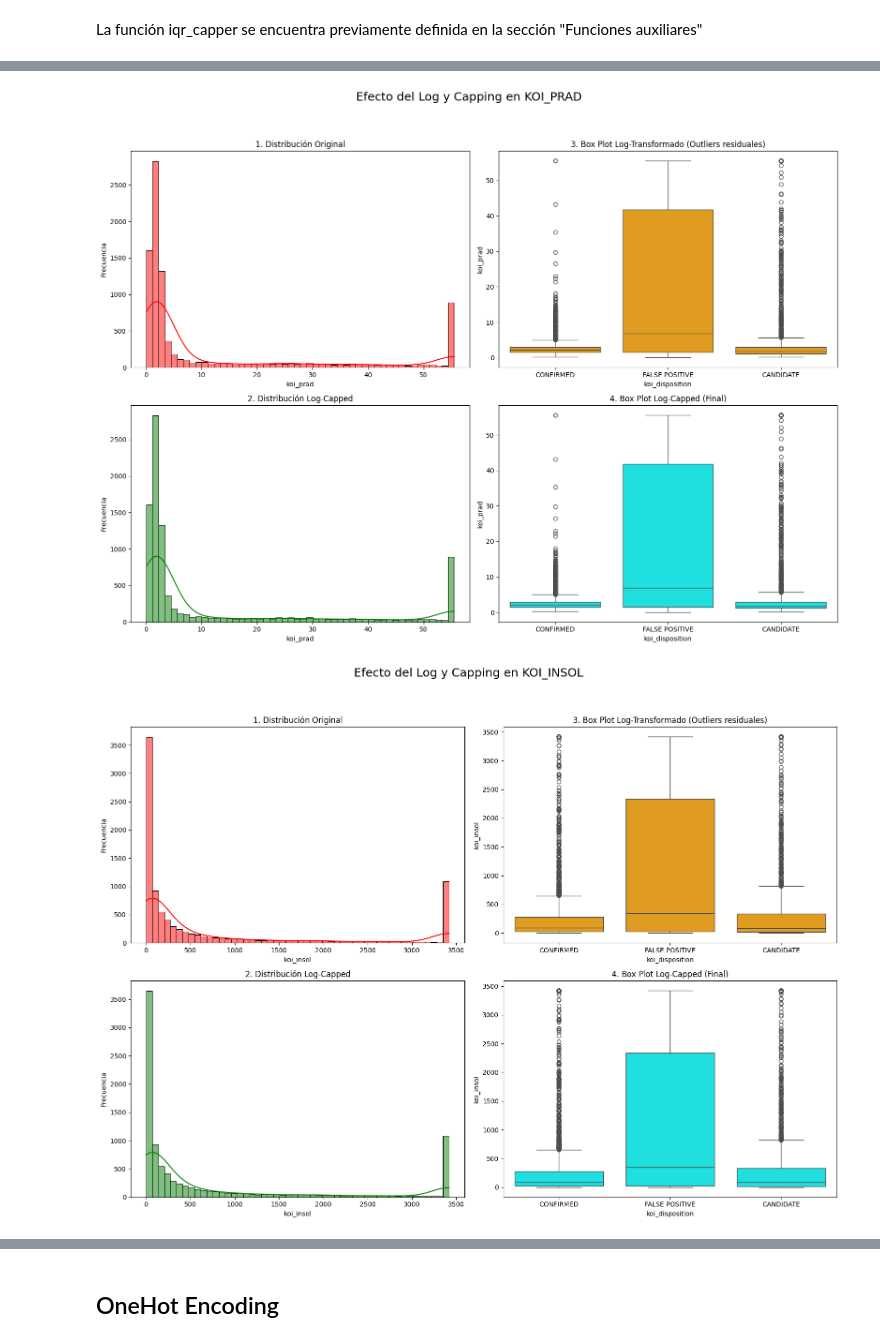
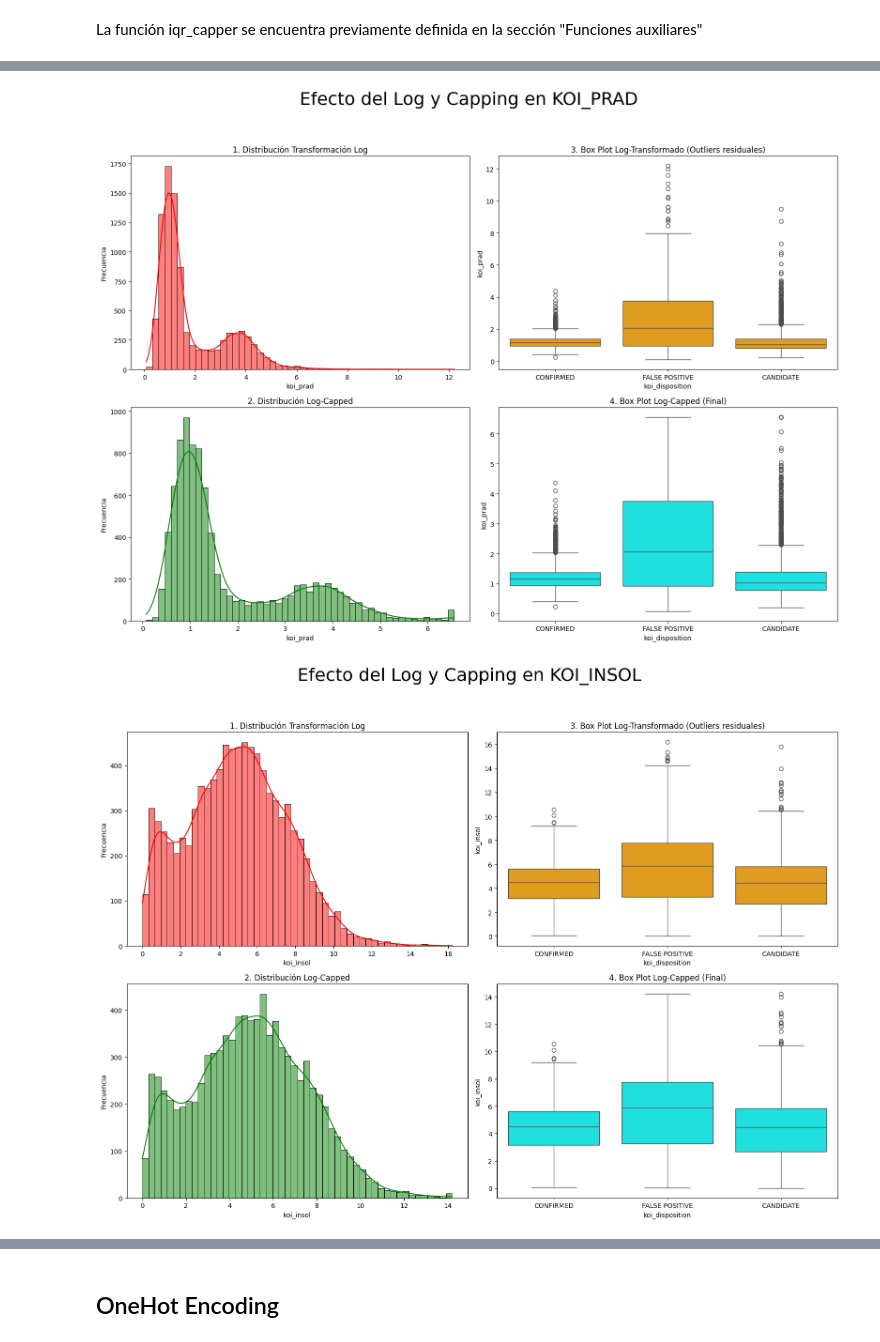
Before and after one commit to lvalencia232/KeplerExoplanet, a Jupyter notebook: kepler_exoplanet.ipynb, the cells around one changed output, grey strips where cells are left out. Cells and saved outputs as stored; diff of their text form; code cells hidden in the pictures.

Commit message:
Corrección y justificación a manejo de outliers:capping

```diff
--- a/kepler_exoplanet.ipynb
+++ b/kepler_exoplanet.ipynb
@@ -1567,7 +1578,7 @@ colores_fila = ['darkcyan', 'mediumvioletred', 'olivedrab', 'cornflowerblue', 'd
 
 # Visualizar la distribución antes y despues de la transformación
 fig, axes = plt.subplots(len(top_asimetrias), 2, figsize=(15, 10))
-plt.suptitle('Distribución: Original vs. Log-Transformada', y=1.02, fontsize=16)
+plt.suptitle('Distribución: Original vs. Log-Transformada', y=1.02, fontsize=25)
 
 for i, col in enumerate(top_asimetrias):
     color_base = colores_fila[i % len(colores_fila)]
@@ -1576,8 +1587,8 @@ for i, col in enumerate(top_asimetrias):
     axes[i, 0].set_title(f'Original: {col} (Asimetría: {df_copy2[col].skew():.2f})')
 
     # Columna Log-Transformada
-    sns.histplot(df_log[f'{col}_log'].dropna(), bins=50, kde=True, ax=axes[i, 1], color=color_base)
-    axes[i, 1].set_title(f'Log-Transformada: {col} (Asimetría: {df_log[f"{col}_log"].skew():.2f})')
+    sns.histplot(df_log[col].dropna(), bins=50, kde=True, ax=axes[i, 1], color=color_base)
+    axes[i, 1].set_title(f'Log-Transformada: {col} (Asimetría: {df_log[col].skew():.2f})')
 
 plt.tight_layout()
 plt.show()
@@ -1590,7 +1601,7 @@ Para manejar el sesgo a la derecha observado en las distribuciones, se aplicó l
 # %%
 for i, col in enumerate(top_asimetrias):
     color_base = colores_fila[i % len(colores_fila)]
-    plt.figure(figsize=(8, 6))
+    plt.figure(figsize=(6, 4))
     sns.boxplot(y=col, x='koi_disposition', data=df_copy2, color = color_base)
 
     plt.title(f'Box Plot de {col} por disposición (Eje Y Logarítmico)')
@@ -1618,6 +1629,7 @@ Para resolver esta limitación, aplicamos la transformación log(1+x) al eje Y d
 # %%
 for i, col in enumerate(top_asimetrias):
     color_base = colores_fila[i % len(colores_fila)]
+    plt.figure(figsize=(6, 4))
     sns.boxplot(y=col, x='koi_disposition', data=df_copy2, color = color_base)
 
     # escala logarítmica en el eje Y
@@ -1627,7 +1639,6 @@ for i, col in enumerate(top_asimetrias):
     plt.xlabel('koi_disposition')
     plt.ylabel(f'{col} (escala logarítmica)')
 
-    # Mostrar la figura
     plt.tight_layout()
     plt.show()
 # %% [output]
@@ -1649,8 +1660,10 @@ Para ello, definimos un umbral utilizando el IQR con un escalar $k=3.0$ tal que
 # %% [markdown]
 La función iqr_capper se encuentra previamente definida en la sección "Funciones auxiliares"
 # %%
-# Usaremos k = 300.0
-k = 300.0
-for i in top_asimetrias:
+# Usaremos k = 2.0
+df_log_cap = df_log.copy()
+k = 2
+
+for col in top_asimetrias:
     # Aplicamos la función iqr_capper a koi_teq
-    df_log_cap = iqr_capper(df_log, i, factor=k)
+    df_log_cap = iqr_capper(df_log_cap, col, factor=k)
@@ -1658,12 +1691,12 @@ for i in top_asimetrias:
 for variable in top_asimetrias:
 
     plt.figure(figsize=(16, 12))
-    plt.suptitle(f'Efecto del Log y Capping en {variable.upper()}', fontsize=18, y=1.02)
+    plt.suptitle(f'Efecto del Log y Capping en {variable.upper()}', fontsize=27, y=1.02)
 
-    # Histograma de la Variable Original
+    # Histograma de la variable Log-Transformada
     plt.subplot(2, 2, 1)
     sns.histplot(df_log[variable], bins=50, kde=True, color='red')
-    plt.title(f'1. Distribución Original')
+    plt.title(f'1. Distribución Transformación Log')
     plt.xlabel(variable)
     plt.ylabel('Frecuencia')
 
@@ -1674,13 +1707,13 @@ for variable in top_asimetrias:
     plt.xlabel(variable)
     plt.ylabel('Frecuencia')
 
-    # Box Plot de la Variable Log-Transformada (ANTES del Capping)
+    # Box Plot de la variable Log-Transformada (antes del capping)
     plt.subplot(2, 2, 2)
     sns.boxplot(y=df_log[variable], x=df_log_cap['koi_disposition'], color='orange')
     plt.title('3. Box Plot Log-Transformado (Outliers residuales)')
     plt.ylabel(variable)
 
-    # Box Plot de la Variable Log-Capped (FINAL)
+    # Box Plot de la Variable Log-Capped (final)
     plt.subplot(2, 2, 4)
     sns.boxplot(y=df_log_cap[variable], x=df_log_cap['koi_disposition'], color='cyan')
     plt.title('4. Box Plot Log-Capped (Final)')
@@ -1693,2 +1726,2 @@ for variable in top_asimetrias:
-[figure, old version]
+[figure, new version]
-[figure, old version]
+[figure, new version]
```
Also changed, not shown: parts of 10 cells of this notebook.
